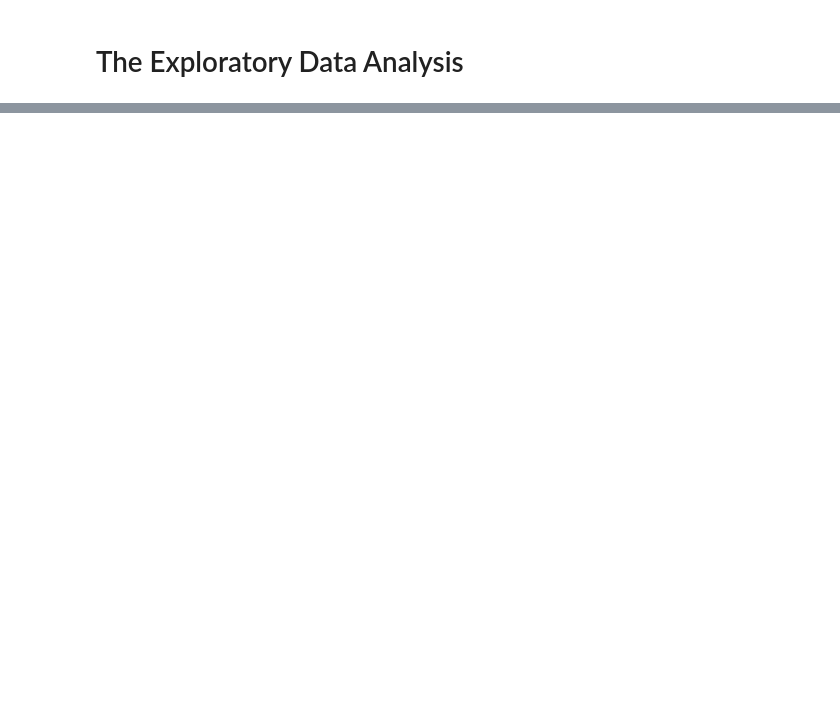
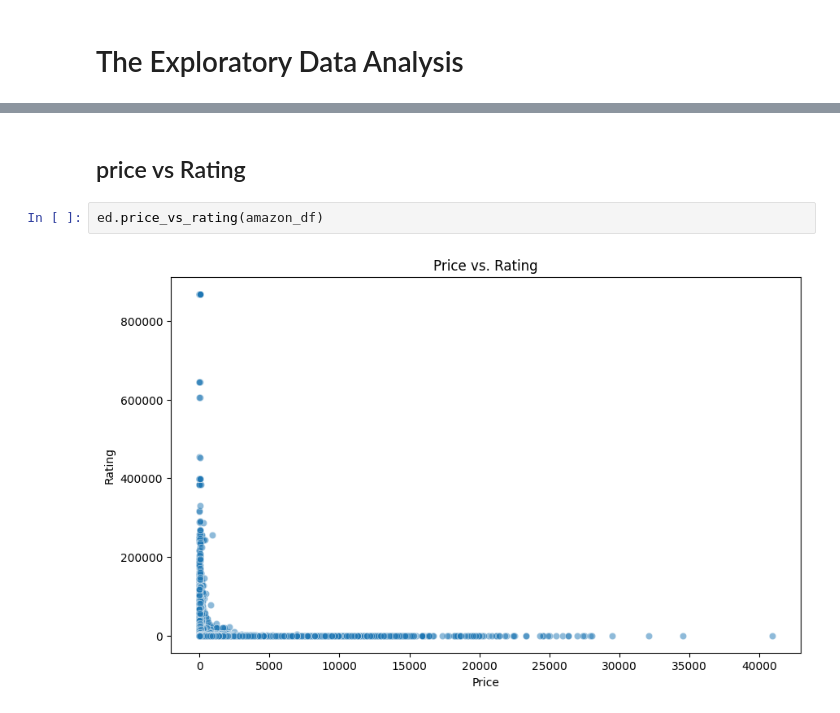
Before and after one commit to Bereket-07/Big-Data-Analytics, a Jupyter notebook: notebooks/CompleteProject.ipynb, the cells around one changed output, grey strips where cells are left out. Drawn from its saved outputs; the diff is of its cells as text; blank space fills up the shorter version.

```diff
--- a/notebooks/CompleteProject.ipynb
+++ b/notebooks/CompleteProject.ipynb
@@ -53,0 +85,6 @@ converting date column to datetime:
+# %% [markdown]
+## price vs Rating
+# %%
+ed.price_vs_rating(amazon_df)
+# %% [output]
+[figure, added]
```
Also changed, not shown: parts of 10 cells of this notebook, 1 other file.
